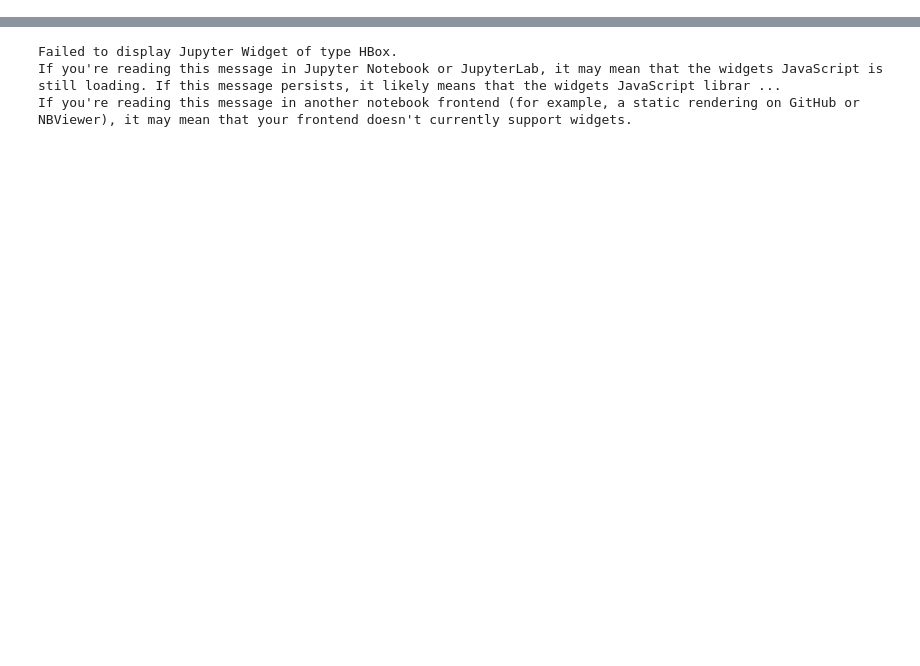
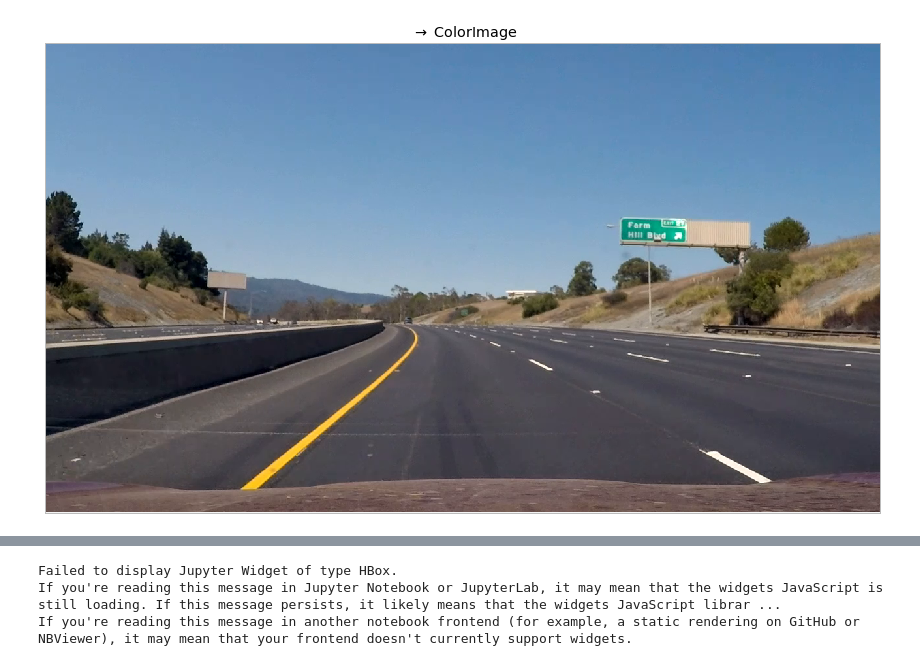
Before and after one commit to tsbertalan/laneLines, a Jupyter notebook: Report.ipynb, the cells around one changed output, grey strips where cells are left out. Drawn from its saved outputs; the diff is of its cells as text; code cells hidden in the pictures; blank space fills up the shorter version.

```diff
--- a/Report.ipynb
+++ b/Report.ipynb
@@ -20,0 +34,6 @@ frame = allFrames['project'][-1]
+# %%
+colorImage = cf.ColorImage()
+colorImage.value = frame
+colorImage.showValue();
+# %% [output]
+[figure, added]
```
Also changed, not shown: parts of 26 cells of this notebook, 1 other file.
